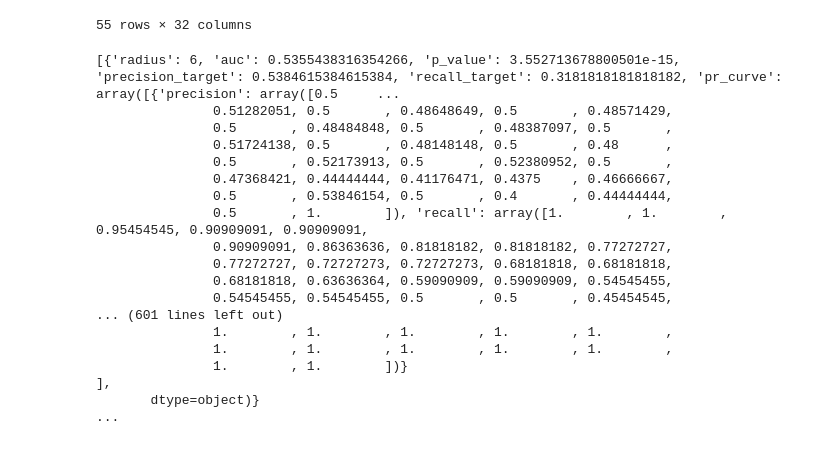
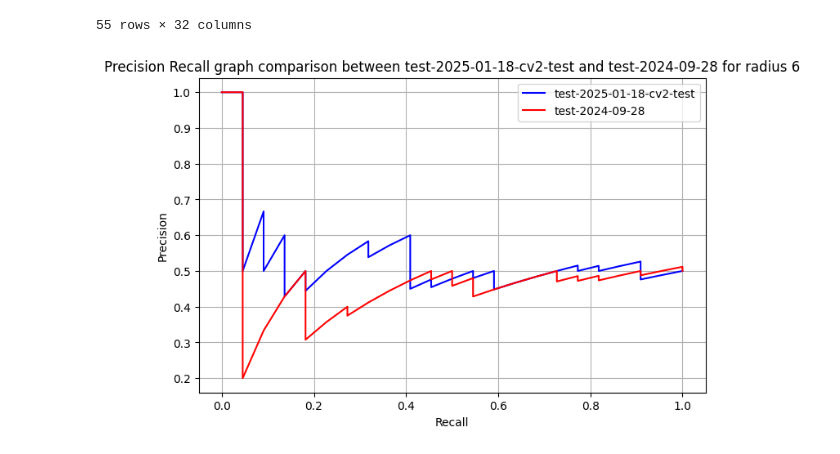
Before and after one commit to tnc-br/ddf_common, a Jupyter notebook: dashboarding.ipynb, the cells around one changed output. Cells and saved outputs as stored; diff of their text form; code cells hidden in the pictures.

Commit message:
Experiments by a particular author sorted by timestamp

```diff
--- a/dashboarding.ipynb
+++ b/dashboarding.ipynb
@@ -121,22 +115,33 @@ specific_author_df.sort_values(by='overall_rmse', inplace=True, ascending=False)
-# %%
-for _,row in specific_author_df.iterrows():
-  print((row['per_radius_eval']))
-  break
-# %% [output]
-[{'radius': 6, 'auc': 0.5355438316354266, 'p_value': 3.552713678800501e-15, 'precision_target': 0.5384615384615384, 'recall_target': 0.3181818181818182, 'pr_curve': array([{'precision': array([0.5     ...
-               0.51282051, 0.5       , 0.48648649, 0.5       , 0.48571429,
-               0.5       , 0.48484848, 0.5       , 0.48387097, 0.5       ,
-               0.51724138, 0.5       , 0.48148148, 0.5       , 0.48      ,
-               0.5       , 0.52173913, 0.5       , 0.52380952, 0.5       ,
-               0.47368421, 0.44444444, 0.41176471, 0.4375    , 0.46666667,
-               0.5       , 0.53846154, 0.5       , 0.4       , 0.44444444,
-               0.5       , 1.        ]), 'recall': array([1.        , 1.        , 0.95454545, 0.90909091, 0.90909091,
-               0.90909091, 0.86363636, 0.81818182, 0.81818182, 0.77272727,
-               0.77272727, 0.72727273, 0.72727273, 0.68181818, 0.68181818,
-               0.68181818, 0.63636364, 0.59090909, 0.59090909, 0.54545455,
-               0.54545455, 0.54545455, 0.5       , 0.5       , 0.45454545,
-... (601 lines left out)
-               1.        , 1.        , 1.        , 1.        , 1.        ,
-               1.        , 1.        , 1.        , 1.        , 1.        ,
-               1.        , 1.        ])}                                                                                             ],
-       dtype=object)}                                                                                                                                                                                    ...
+# %%
+# @title Compares experiments PR curves by a particular radius
+RADIUS = 6  #@param {type: "integer"}
+TRAINING_ID_1 = 'test-2025-01-18-cv2-test' #@param {type: "string"}
+TRAINING_ID_2 = 'test-2024-09-28' #@param {type: "string"}
+# %%
+def get_coordinates_for_a_radius (training_id, radius_required):
+  for _,row in specific_author_df.iterrows():
+    if row['training_id'] != training_id:
+      continue
+    for per_radius_metrics in row['per_radius_eval']:
+      if 'radius' in per_radius_metrics and per_radius_metrics['radius'] == radius_required:
+        return (per_radius_metrics['pr_curve'][0]['precision'], per_radius_metrics['pr_curve'][0]['recall'])
+  return (None, None)
+# %%
+y_points = get_coordinates_for_a_radius(TRAINING_ID_1, RADIUS)[0]
+x_points = get_coordinates_for_a_radius(TRAINING_ID_1, RADIUS)[1]
+y_points_2 = get_coordinates_for_a_radius(TRAINING_ID_2, RADIUS)[0]
+x_points_2 = get_coordinates_for_a_radius(TRAINING_ID_2, RADIUS)[1]
+# %%
+plt.figure(figsize=(8, 5))
+
+plt.plot(x_points, y_points, label=TRAINING_ID_1, color='blue')
+plt.plot(x_points_2, y_points_2, label=TRAINING_ID_2, color='red')
+
+plt.title("Precision Recall graph comparison between "+str(TRAINING_ID_1)+ " and "+ str(TRAINING_ID_2)+" for radius "+str(RADIUS))      # Add a title to the plot
+plt.xlabel("Recall")        # Label the X-axis
+plt.ylabel("Precision")        # Label the Y-axis
+plt.grid(True)
+plt.legend()
+plt.show()
+# %% [output]
+[figure, added]
```
Also changed, not shown: parts of 3 cells of this notebook.
